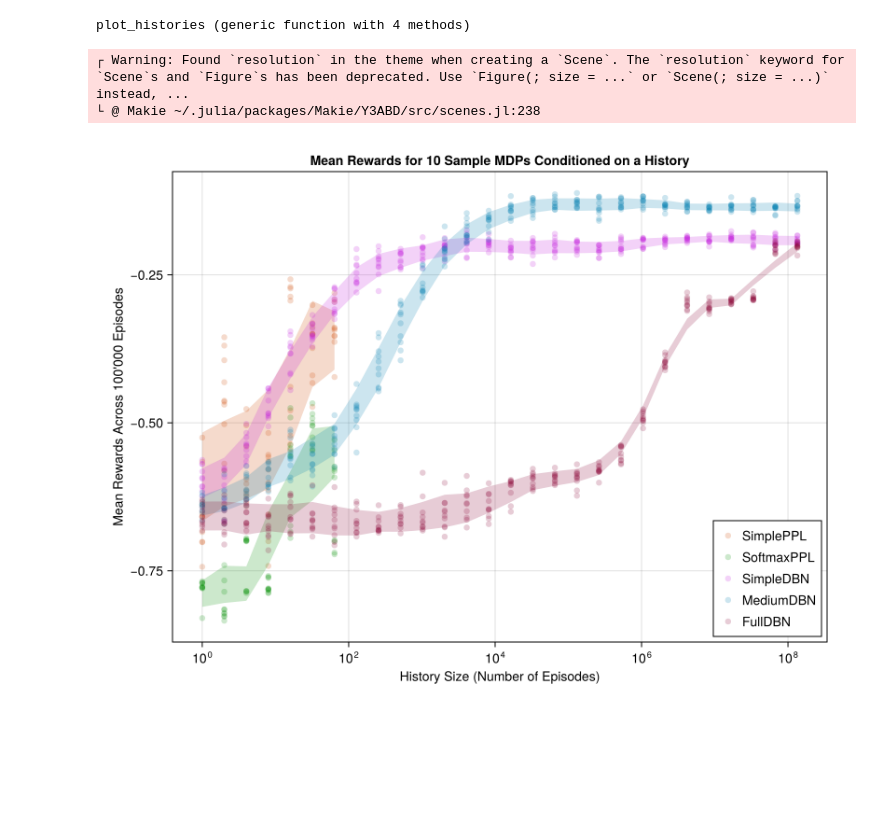
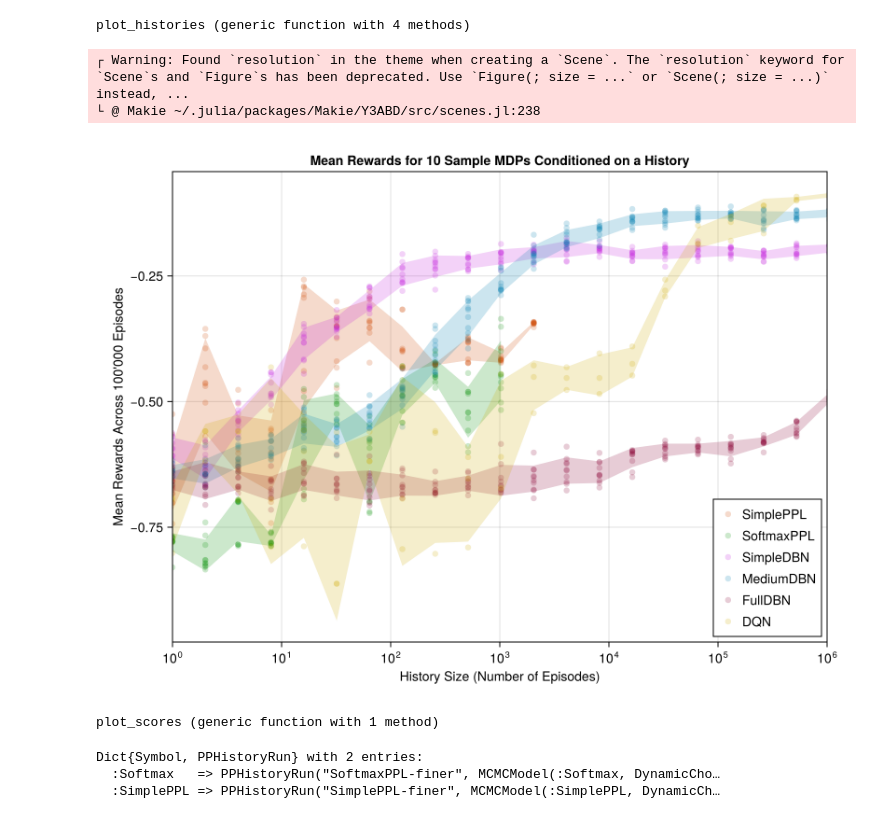
Before and after one commit to luisastue/hc-rl-thompson-sampling, a Jupyter notebook: sepsis/custom_sepsis/src/custom_sepsis/plot.ipynb, the cells around one changed output. Cells and saved outputs as stored; diff of their text form; code cells hidden in the pictures; blank space fills up the shorter version.

```diff
--- a/sepsis/custom_sepsis/src/custom_sepsis/plot.ipynb
+++ b/sepsis/custom_sepsis/src/custom_sepsis/plot.ipynb
@@ -42,6 +32,6 @@ histories = Dict(
     :None => load_history_from_json("json/dirichlet/history/None.json"),
     :Softmax => load_jld("data/mcmc/history/SoftmaxPPL.jld"),
     :SimplePPL => load_jld("data/mcmc/history/SimplePPL.jld"),
-    # :DQN => load_history_from_json("json/dqn/history/DQN.json"),
+    :DQN => load_history_from_json("json/dqn/history/DQN.json"),
 )
 # %% [output]
@@ -67,17 +56,17 @@ save_ts_to_json (generic function with 1 method)
 # %%
 
-using PyCall
-sepsis_gym = pyimport("custom_sepsis")
+# using PyCall
+# sepsis_gym = pyimport("custom_sepsis")
 
-mean_rewards = Dict()
-for len in 1:100000000
-    if log2(len) % 1 != 0
-        continue
-    end
-    mean_rewards[len] = [sepsis_gym.train_dqn(sepsis_gym.true_env, len, len).evaluate_policy(100000) for _ in 1:3]
-    history = HistoryType(mean_rewards, "DQN", Dict("name" => "DQN"))
-    save_ts_to_json(history, "json/dqn/history/DQN.json")
-end
+# mean_rewards = Dict()
+# for len in 1:100000000
+#     if log2(len) % 1 != 0
+#         continue
+#     end
+#     mean_rewards[len] = [sepsis_gym.train_dqn(sepsis_gym.true_env, len, len).evaluate_policy(100000) for _ in 1:3]
+#     history = HistoryType(mean_rewards, "DQN", Dict("name" => "DQN"))
+#     save_ts_to_json(history, "json/dqn/history/DQN.json")
+# end
 # %%
 random_mean = -0.6662000000000002 # mean([sepsis_gym.evaluate_policy(sepsis_gym.random_policy(), 1000) for i in 1:100])
 # %% [output]
@@ -110,7 +99,6 @@ function plot_histories(histories, window_size=1, labels=[:SimplePPL, :Softmax,
 
     # Define colors for each dataset
 
-    window_size = 3
     # Plot each dataset
     for (i, type) in enumerate(labels)
         mean_rewards = histories[type].mean_rewards
@@ -156,8 +144,33 @@ end
 # %% [output]
 plot_histories (generic function with 4 methods)
 # %%
-plot_histories(histories, 1, [:SimplePPL, :Softmax, :Simple, :Medium, :None])
+plot_histories(histories, 1, [:SimplePPL, :Softmax, :Simple, :Medium, :None, :DQN], 1000000)
 # %% [output]
 ┌ Warning: Found `resolution` in the theme when creating a `Scene`. The `resolution` keyword for `Scene`s and `Figure`s has been deprecated. Use `Figure(; size = ...` or `Scene(; size = ...)` instead, ...
 └ @ Makie ~/.julia/packages/Makie/Y3ABD/src/scenes.jl:238
-[figure, old version]
+[figure, new version]
+# %%
+function plot_scores(model)
+    ks = sort(collect(keys(model.models)))
+    fig = Figure()
+    ax = Axis(fig[1, 1])
+
+    # for k in ks
+        lines!(ax, model.models[ks[end]].scores, label=string(ks[end]))
+    # end
+
+    axislegend(ax, position=(:right, :bottom))
+    fig
+
+end
+# %% [output]
+plot_scores (generic function with 1 method)
+# %%
+finer = Dict(
+    :Softmax => load_jld("data/mcmc/history/SoftmaxPPL-finer.jld"),
+    :SimplePPL => load_jld("data/mcmc/history/SimplePPL-finer.jld"),
+)
+# %% [output]
+Dict{Symbol, PPHistoryRun} with 2 entries:
+  :Softmax   => PPHistoryRun("SoftmaxPPL-finer", MCMCModel(:Softmax, DynamicCho…
+  :SimplePPL => PPHistoryRun("SimplePPL-finer", MCMCModel(:SimplePPL, DynamicCh…
```
Also changed, not shown: parts of 30 cells of this notebook, 21 other files.
